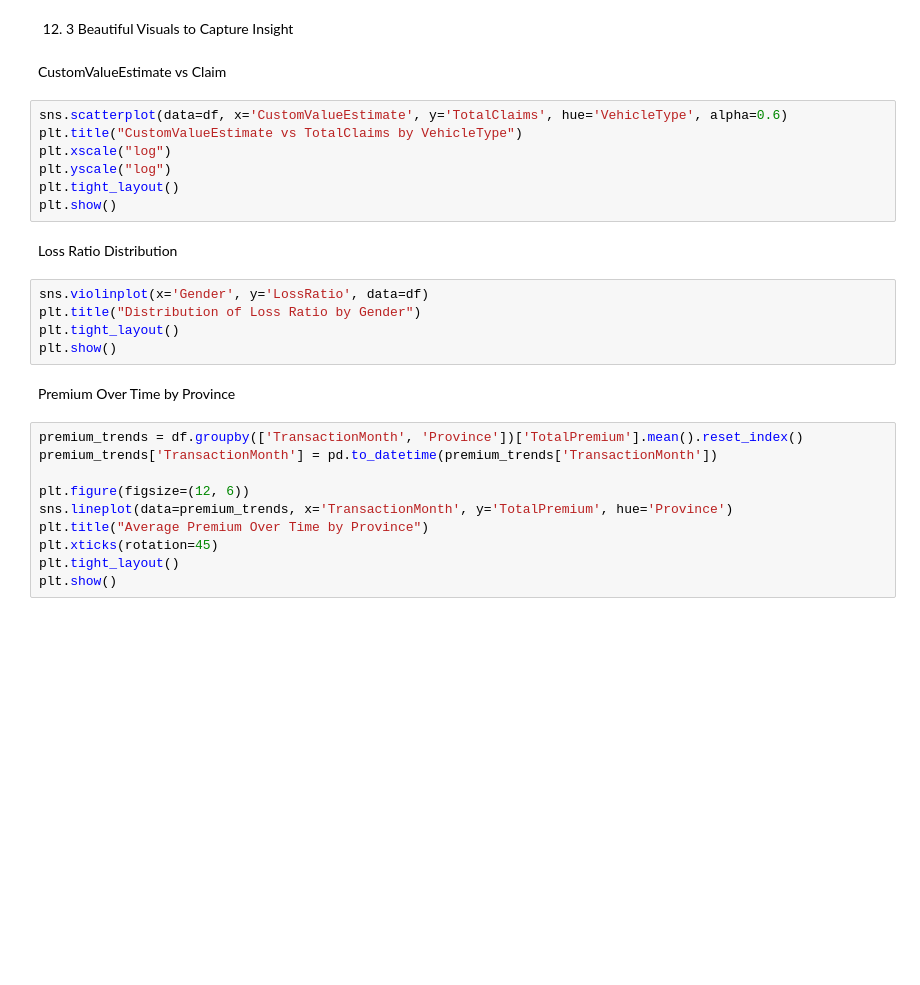
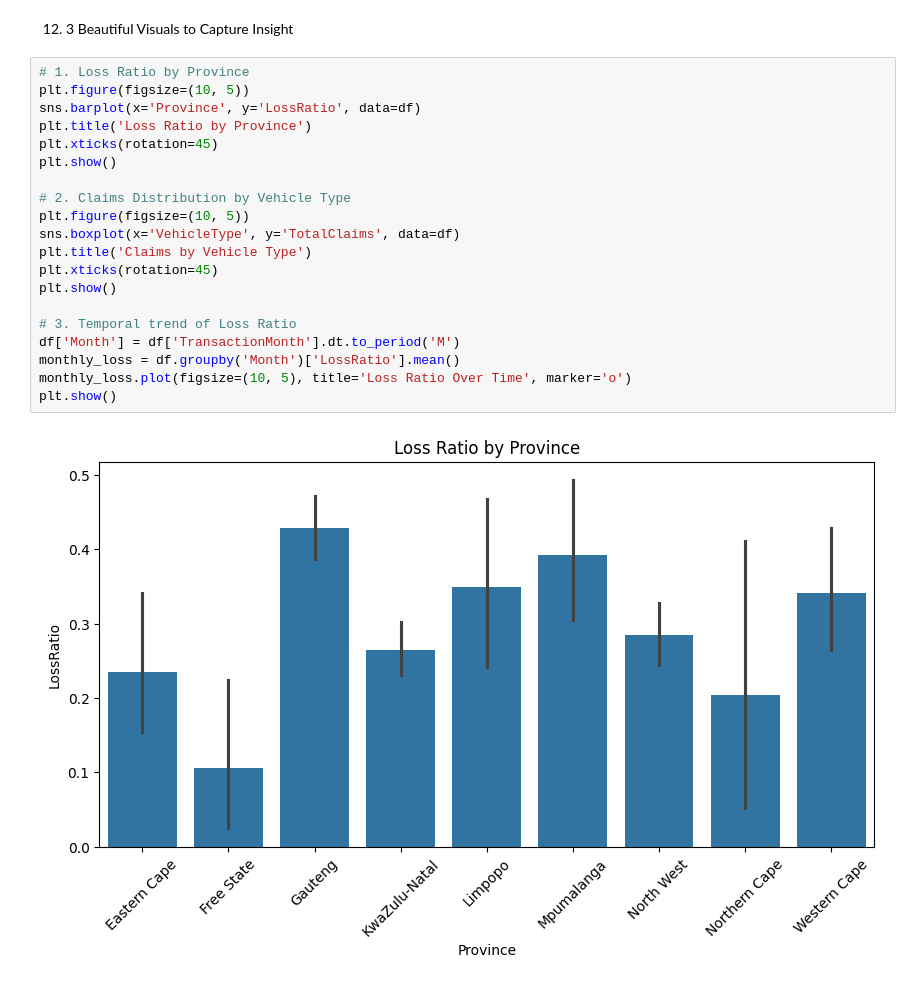
Before and after one commit to HanaTeshome721/B5W3-End-to-End-Insurance-Risk-Analytics-Predictive-Modeling, a Jupyter notebook: notebooks/data-understanding.ipynb, the cells around one changed output. Cells and saved outputs as stored; diff of their text form; blank space fills up the shorter version.

```diff
--- a/notebooks/data-understanding.ipynb
+++ b/notebooks/data-understanding.ipynb
@@ -154,30 +214,24 @@ plt.show()
 # %% [markdown]
 12. 3 Beautiful Visuals to Capture Insight
-# %% [markdown]
-CustomValueEstimate vs Claim
-# %%
-sns.scatterplot(data=df, x='CustomValueEstimate', y='TotalClaims', hue='VehicleType', alpha=0.6)
-plt.title("CustomValueEstimate vs TotalClaims by VehicleType")
-plt.xscale("log")
-plt.yscale("log")
-plt.tight_layout()
-plt.show()
-# %% [markdown]
-Loss Ratio Distribution
-# %%
-sns.violinplot(x='Gender', y='LossRatio', data=df)
-plt.title("Distribution of Loss Ratio by Gender")
-plt.tight_layout()
-plt.show()
-# %% [markdown]
-Premium Over Time by Province
-# %%
-premium_trends = df.groupby(['TransactionMonth', 'Province'])['TotalPremium'].mean().reset_index()
-premium_trends['TransactionMonth'] = pd.to_datetime(premium_trends['TransactionMonth'])
-
-plt.figure(figsize=(12, 6))
-sns.lineplot(data=premium_trends, x='TransactionMonth', y='TotalPremium', hue='Province')
-plt.title("Average Premium Over Time by Province")
-plt.xticks(rotation=45)
-plt.tight_layout()
-plt.show()
+# %%
+# 1. Loss Ratio by Province
+plt.figure(figsize=(10, 5))
+sns.barplot(x='Province', y='LossRatio', data=df)
+plt.title('Loss Ratio by Province')
+plt.xticks(rotation=45)
+plt.show()
+
+# 2. Claims Distribution by Vehicle Type
+plt.figure(figsize=(10, 5))
+sns.boxplot(x='VehicleType', y='TotalClaims', data=df)
+plt.title('Claims by Vehicle Type')
+plt.xticks(rotation=45)
+plt.show()
+
+# 3. Temporal trend of Loss Ratio
+df['Month'] = df['TransactionMonth'].dt.to_period('M')
+monthly_loss = df.groupby('Month')['LossRatio'].mean()
+monthly_loss.plot(figsize=(10, 5), title='Loss Ratio Over Time', marker='o')
+plt.show()
+# %% [output]
+[figure, added]
```
Also changed, not shown: parts of 16 cells of this notebook.
